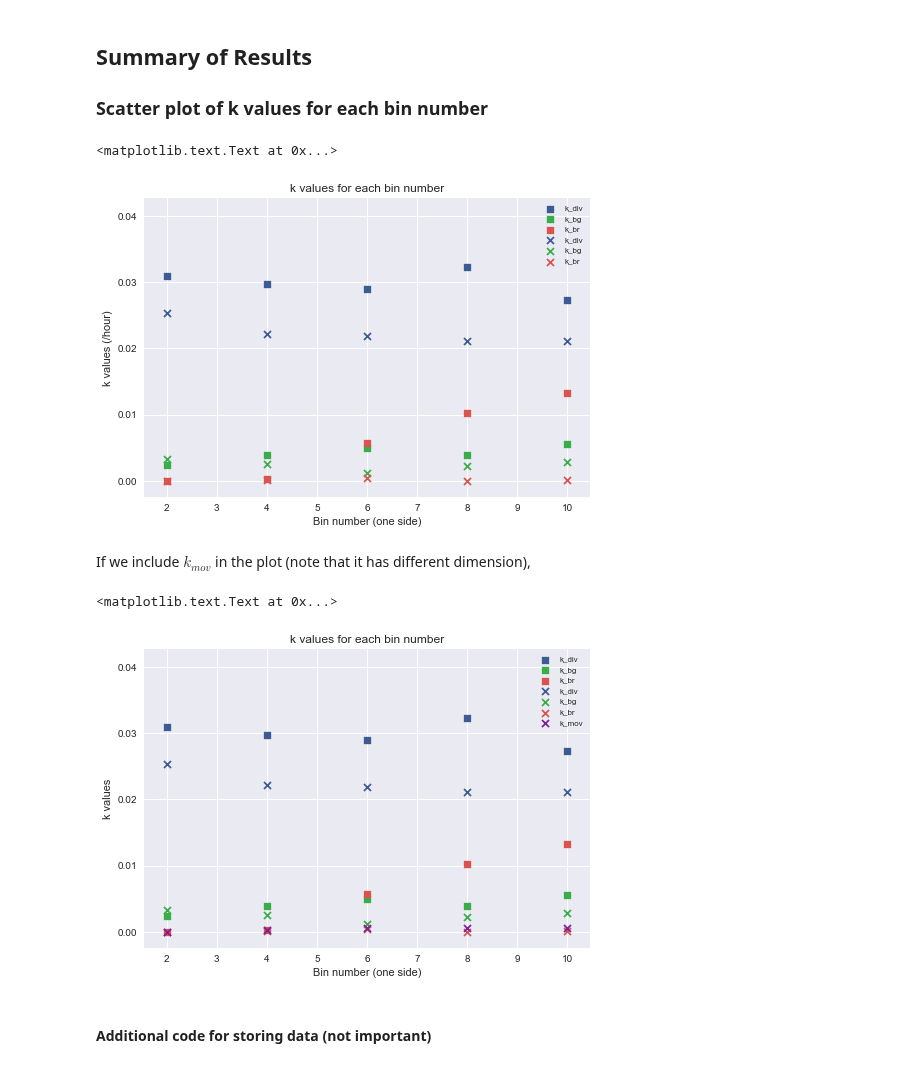
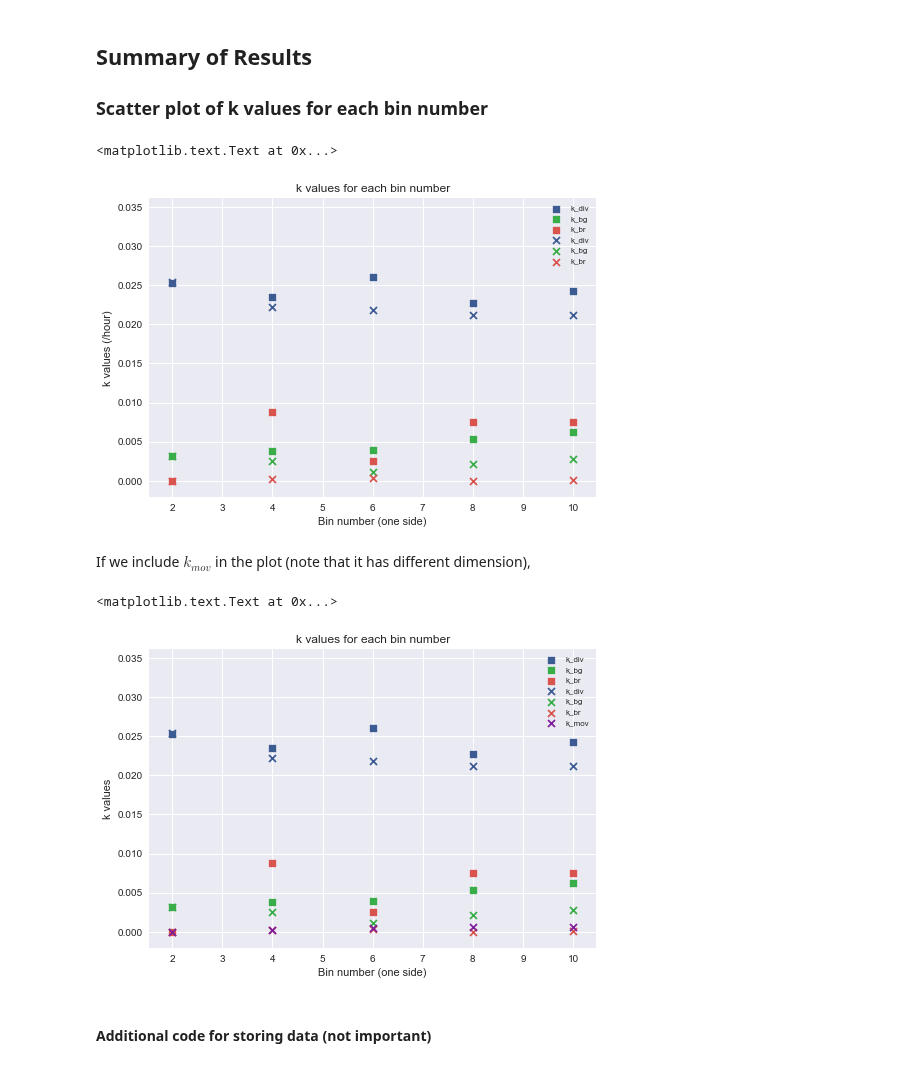
Before and after one commit to tessadgreen/cellfate, a Jupyter notebook: Inference.ipynb, the cells around one changed output. Drawn from its saved outputs; the diff is of its cells as text; code cells hidden in the pictures.

```diff
--- a/Inference.ipynb
+++ b/Inference.ipynb
@@ -711,35 +711,35 @@ So we expect our k values to be much smaller than 1, which we use as upper bound
 # %%
 # Load data
 K_coupled = np.loadtxt('K_coupled_save.txt')
-K_uncoupled = np.loadtxt('K_uncoupled_save.txt')
+K_uncoupled = np.loadtxt('K_uncoupled_save_update.txt')
 
 # For model without diffusion
 k_div_uncoupled = K_uncoupled.T[0]
 k_bg_uncoupled = K_uncoupled.T[1]
 k_br_uncoupled = K_uncoupled.T[2]
 
 x = (np.arange(5)+1)*2
 plt.scatter(x, k_div_uncoupled, c=sns.xkcd_rgb["denim blue"], label='k_div', marker="s")
 plt.scatter(x, k_bg_uncoupled, c=sns.xkcd_rgb["medium green"], label='k_bg', marker="s")
 plt.scatter(x, k_br_uncoupled, c=sns.xkcd_rgb["pale red"], label='k_br', marker="s")
 
 # For model with diffusion
 k_div_coupled = K_coupled.T[0]
 k_bg_coupled = K_coupled.T[1]
 k_br_coupled = K_coupled.T[2]
 k_mov_coupled = K_coupled.T[3]
 
 plt.scatter(x, k_div_coupled, c=sns.xkcd_rgb["denim blue"], label='k_div', marker="x")
 plt.scatter(x, k_bg_coupled, c=sns.xkcd_rgb["medium green"], label='k_bg', marker="x")
 plt.scatter(x, k_br_coupled, c=sns.xkcd_rgb["pale red"], label='k_br', marker="x")
 
 plt.legend(loc=1,prop={'size':8})
 plt.xlabel('Bin number (one side)')
 plt.ylabel('k values (/hour)')
 plt.title('k values for each bin number')
 # %% [output]
 <matplotlib.text.Text at 0x...>
-[figure, old version]
+[figure, new version]
 # %% [markdown]
 If we include $k_{mov}$ in the plot (note that it has different dimension),
 # %%
@@ -758,7 +758,7 @@ plt.ylabel('k values')
 plt.title('k values for each bin number')
 # %% [output]
 <matplotlib.text.Text at 0x...>
-[figure, old version]
+[figure, new version]
 # %% [markdown]
 #### Additional code for storing data (not important)
 # %%
```
Also changed, not shown: parts of 20 cells of this notebook, 4 other files.
